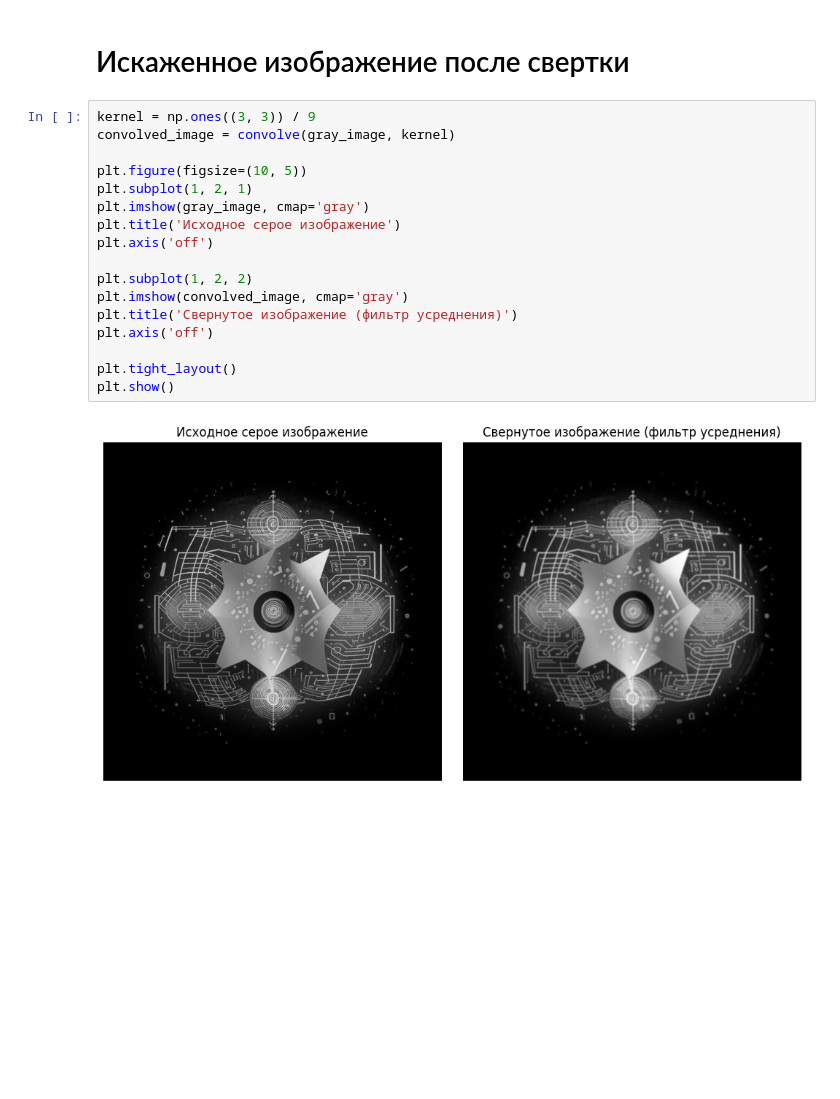
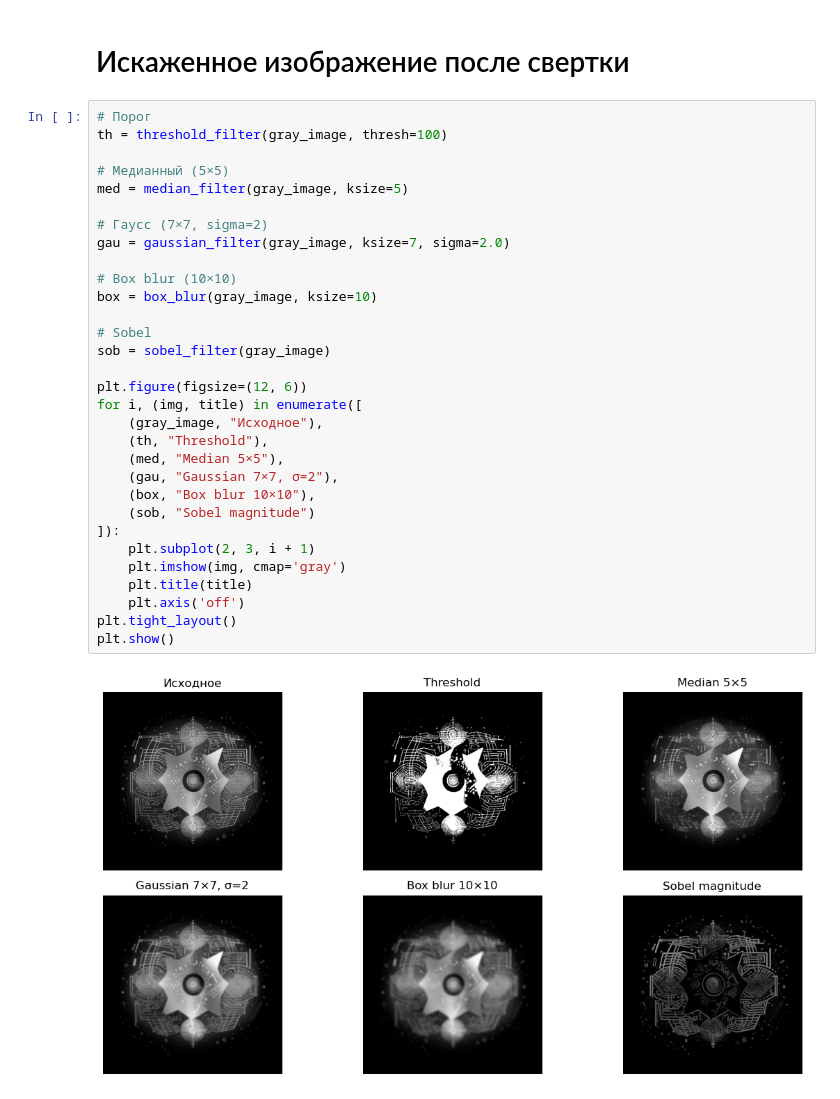
Before and after one commit to vorandpav/MathAnalLab, a Jupyter notebook: Lab3/MathAnalLab_3.ipynb, the cells around one changed output. Cells and saved outputs as stored; diff of their text form; blank space fills up the shorter version.

```diff
--- a/Lab3/MathAnalLab_3.ipynb
+++ b/Lab3/MathAnalLab_3.ipynb
@@ -125,21 +212,35 @@ def convolve(image, kernel):
 # %% [markdown]
 # Искаженное изображение после свертки
 # %%
-kernel = np.ones((3, 3)) / 9
-convolved_image = convolve(gray_image, kernel)
+# Порог
+th = threshold_filter(gray_image, thresh=100)
 
-plt.figure(figsize=(10, 5))
-plt.subplot(1, 2, 1)
-plt.imshow(gray_image, cmap='gray')
-plt.title('Исходное серое изображение')
-plt.axis('off')
+# Медианный (5×5)
+med = median_filter(gray_image, ksize=5)
 
-plt.subplot(1, 2, 2)
-plt.imshow(convolved_image, cmap='gray')
-plt.title('Свернутое изображение (фильтр усреднения)')
-plt.axis('off')
+# Гаусс (7×7, sigma=2)
+gau = gaussian_filter(gray_image, ksize=7, sigma=2.0)
 
+# Box blur (10×10)
+box = box_blur(gray_image, ksize=10)
+
+# Sobel
+sob = sobel_filter(gray_image)
+
+plt.figure(figsize=(12, 6))
+for i, (img, title) in enumerate([
+    (gray_image, "Исходное"),
+    (th, "Threshold"),
+    (med, "Median 5×5"),
+    (gau, "Gaussian 7×7, σ=2"),
+    (box, "Box blur 10×10"),
+    (sob, "Sobel magnitude")
+]):
+    plt.subplot(2, 3, i + 1)
+    plt.imshow(img, cmap='gray')
+    plt.title(title)
+    plt.axis('off')
 plt.tight_layout()
 plt.show()
 # %% [output]
-[figure, old version]
+[figure, new version]
```
Also changed, not shown: parts of 4 cells of this notebook.
